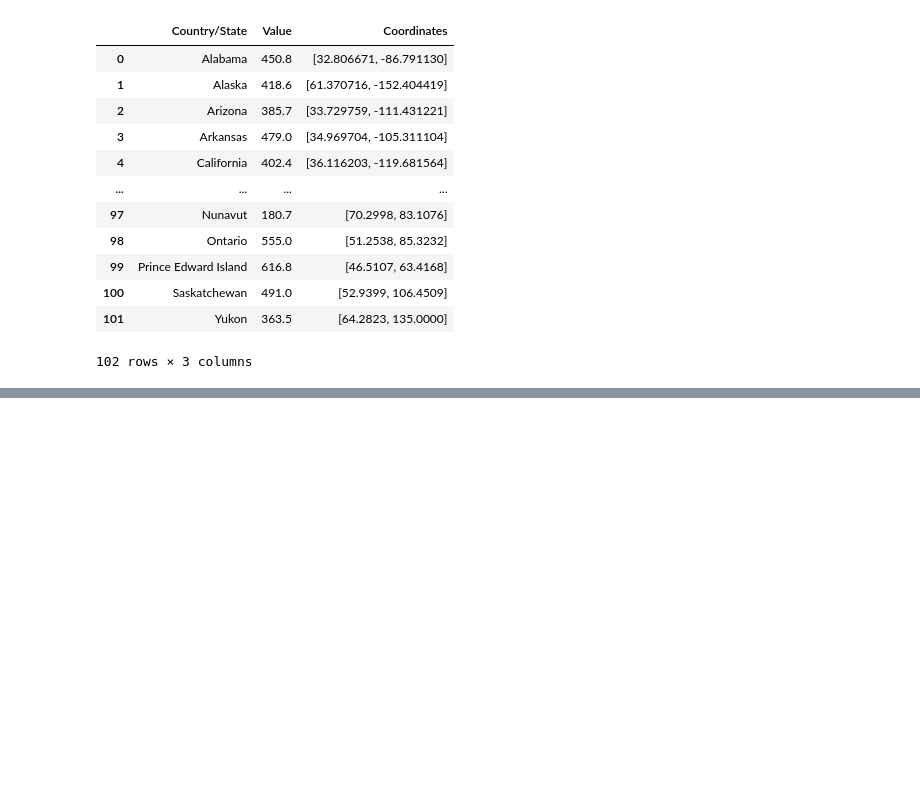
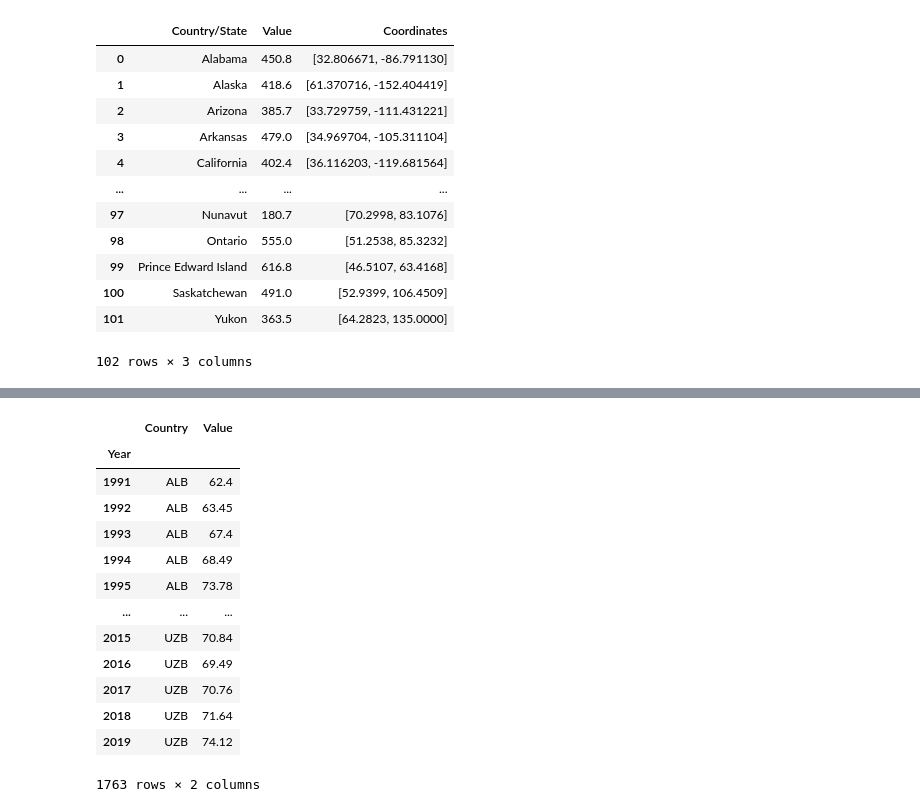
Before and after one commit to mjraines/Project-3, a Jupyter notebook: cancer_data.ipynb, the cells around one changed output, grey strips where cells are left out. Cells and saved outputs as stored; diff of their text form; code cells hidden in the pictures; blank space fills up the shorter version.

Commit message:
state_main_data

```diff
--- a/cancer_data.ipynb
+++ b/cancer_data.ipynb
@@ -273,3 +273,13 @@ final_data
 import os
 os.makedirs('Out_data', exist_ok=True)
 final_data.to_csv('Out_data/final_data.csv')
+# %%
+csv_path = "Resources/cancer.csv"
+en_cancer_df = pd.read_csv(csv_path, encoding="utf-8", header=None)
+en_cancer_df.columns=("Country", "na", "Sex", "Year", "Value")
+en_cancer_df_1 = en_cancer_df.drop([0,1])
+en_cancer_df_1.reset_index(drop=True, inplace=True)
+en_cancer_df_2 = en_cancer_df_1.drop(columns=["na", "Sex"])
+
+
+en_cancer_df_2.head()
@@ -275,0 +293,19 @@ final_data.to_csv('Out_data/final_data.csv')
+# %%
+
+en_cancer_df_3 = pd.DataFrame(en_cancer_df_2).set_index("Year")
+en_cancer_df_3
+# %% [output]
+|  | Country | Value |
+| Year |  |  |
+| 1991 | ALB | 62.4 |
+| 1992 | ALB | 63.45 |
+| 1993 | ALB | 67.4 |
+| 1994 | ALB | 68.49 |
+| 1995 | ALB | 73.78 |
+| ... | ... | ... |
+| 2015 | UZB | 70.84 |
+| 2016 | UZB | 69.49 |
+| 2017 | UZB | 70.76 |
+| 2018 | UZB | 71.64 |
+| 2019 | UZB | 74.12 |
+1763 rows × 2 columns
```
Also changed, not shown: parts of 5 cells of this notebook, 4 other files.
